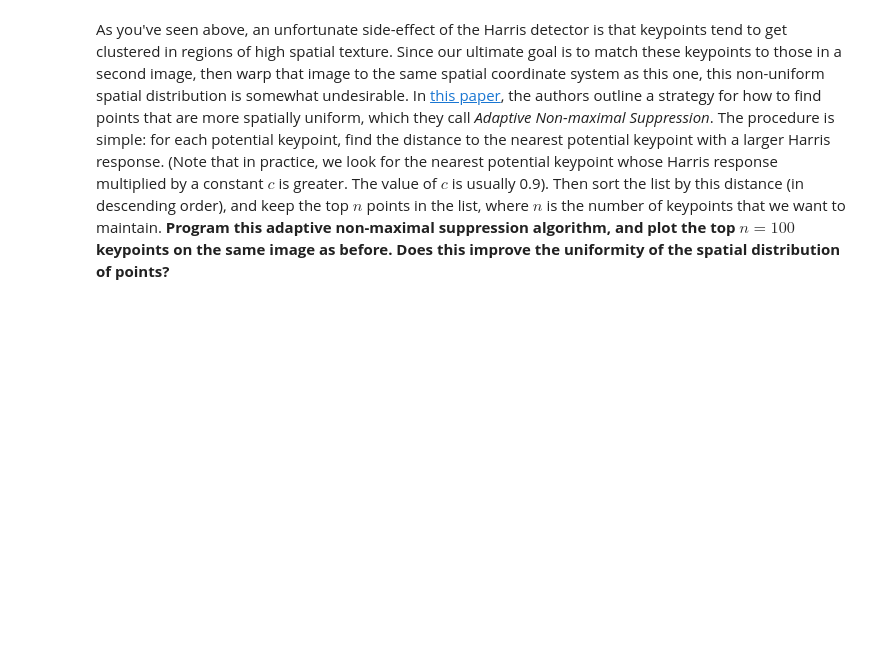
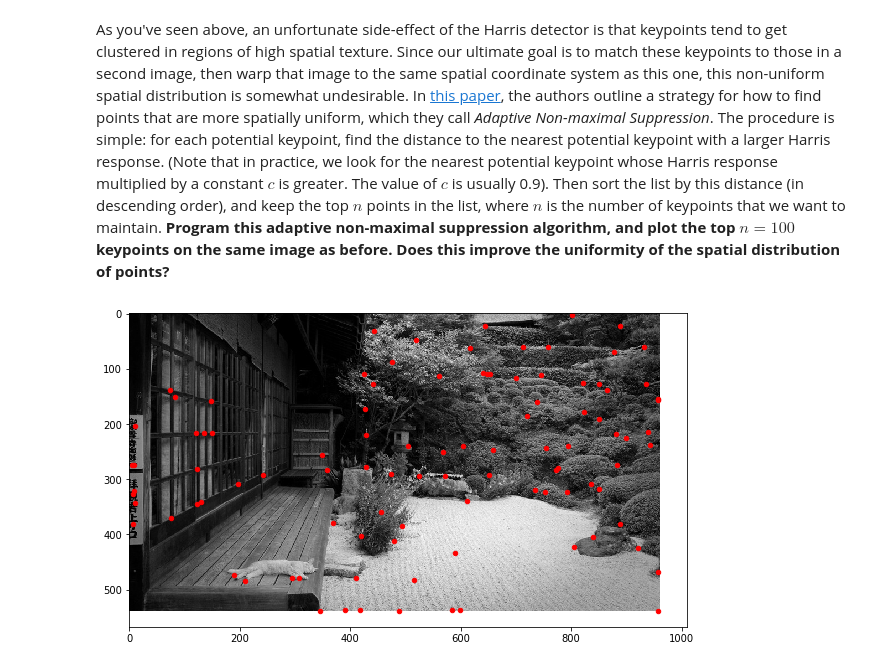
Before and after one commit to fbunt/190206_keypoint_detection, a Jupyter notebook: harris_corners.ipynb, the cells around one changed output. Saved outputs shown, nothing was run; the diff lists cells and outputs as text; code cells hidden in the pictures; blank space fills up the shorter version.

Commit message:
Implement maxima supression alg

```diff
--- a/harris_corners.ipynb
+++ b/harris_corners.ipynb
@@ -262,3 +257,28 @@ plt.show()
 [figure]
 # %% [markdown]
 As you've seen above, an unfortunate side-effect of the Harris detector is that keypoints tend to get clustered in regions of high spatial texture.  Since our ultimate goal is to match these keypoints to those in a second image, then warp that image to the same spatial coordinate system as this one, this non-uniform spatial distribution is somewhat undesirable.  In [this paper](MOPS.pdf), the authors outline a strategy for how to find points that are more spatially uniform, which they call *Adaptive Non-maximal Suppression*.  The procedure is simple: for each potential keypoint, find the distance to the nearest potential keypoint with a larger Harris response.  (Note that in practice, we look for the nearest potential keypoint whose Harris response multiplied by a constant $c$ is greater.  The value of $c$ is usually 0.9).  Then sort the list by this distance (in descending order), and keep the top $n$ points in the list, where $n$ is the number of keypoints that we want to maintain.  **Program this adaptive non-maximal suppression algorithm, and plot the top $n=100$ keypoints on the same image as before.  Does this improve the uniformity of the spatial distribution of points?**
+# %%
+maxima = get_maxima(Hnat, Hnat.min())
+# %%
+def anms(H, n=100, c=0.9):
+    thresh = H.mean() + H.std()
+    maxima = get_maxima(H, thresh)
+    rmax = np.max(H.shape)**2
+    anms_maxima = []
+    for i, (u, v, h) in enumerate(maxima):
+        rmin = rmax
+        for k, (uu, vv, hh) in enumerate(maxima):
+            d = np.sqrt((u - uu)**2 + (v - vv)**2)
+            if i != k and (h < c * hh) and (d < rmin):
+                rmin = d
+        anms_maxima.append((u, v, rmin))
+    anms_maxima.sort(key=lambda v: v[2], reverse=True)
+    return anms_maxima[:n]
+# %%
+points = anms(Hnat)
+# %%
+imshow(Inat, show=False)
+plt.scatter([pi[0] for pi in points], [pi[1] for pi in points], color='r', s=20)
+plt.show()
+# %% [output]
+[figure, added]
```
Also changed, not shown: parts of 7 cells of this notebook.
